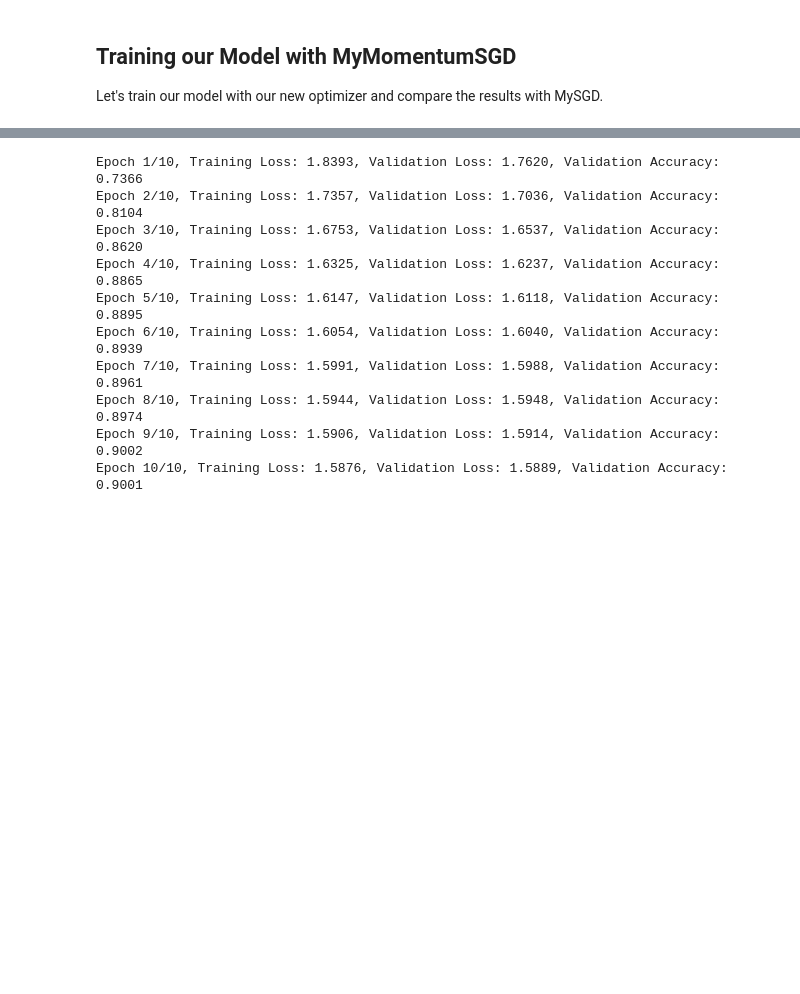
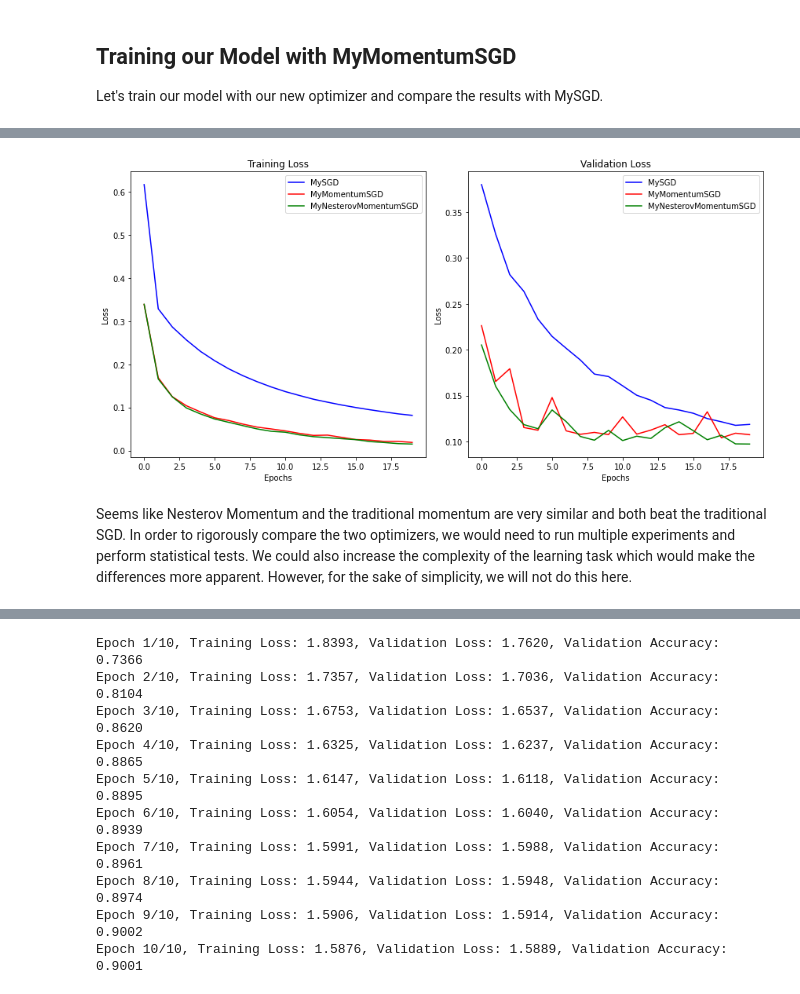
Before and after one commit to b-turan/deeplearning-co-at-work2024, a Jupyter notebook: main.ipynb, the cells around one changed output, grey strips where cells are left out. Drawn from its saved outputs; the diff is of its cells as text; code cells hidden in the pictures; blank space fills up the shorter version.

Commit message:
Add nesterov

```diff
--- a/main.ipynb
+++ b/main.ipynb
@@ -401,0 +498,19 @@ val_loss_msgd = [1.6359, 1.6219, 1.5547, 1.5392, 1.5304, 1.5233, 1.5183, 1.5132,
+# %%
+# Set hyperparameters
+learning_rate = 0.01
+num_epochs = 20
+
+# Initialize model and optimizer
+model_nesterov = SimpleNN().to(device)
+optimizer_nesterov = MyNesterovMomentumSGD(model_nesterov.parameters(), learning_rate=learning_rate) # Here we use our own Nestrov Accelerated Gradient
+
+# Train model
+train_loss_nesterov = []
+val_loss_nesterov = []
+for epoch in range(num_epochs):
+    loss = train_model(model_nesterov, train_loader, optimizer_nesterov, criterion, device)
+    train_loss_nesterov.append(loss)
+
+    val_loss, val_accuracy = evaluate_model(model_nesterov, val_loader, criterion, device)
+    val_loss_nesterov.append(val_loss)
+    print(f"Epoch {epoch + 1}/{num_epochs}, Training Loss: {loss:.4f}, Validation Loss: {val_loss:.4f}, Validation Accuracy: {val_accuracy:.4f}")
@@ -402,2 +558,30 @@ val_loss_msgd = [1.6359, 1.6219, 1.5547, 1.5392, 1.5304, 1.5233, 1.5183, 1.5132,
+# %%
+# Plot the results
+plt.figure(figsize=(12, 6))
+
+plt.subplot(1, 2, 1)
+plt.plot(train_loss_sgd, label="MySGD", color='blue')
+plt.plot(train_loss_msgd, label="MyMomentumSGD", color='red')
+plt.plot(train_loss_nesterov, label="MyNesterovMomentumSGD", color='green')
+plt.title("Training Loss")
+plt.xlabel("Epochs")
+plt.ylabel("Loss")
+plt.legend()
+
+plt.subplot(1, 2, 2)
+plt.plot(val_loss_sgd, label="MySGD", color='blue')
+plt.plot(val_loss_msgd, label="MyMomentumSGD", color='red')
+plt.plot(val_loss_nesterov, label="MyNesterovMomentumSGD", color='green')
+plt.title("Validation Loss")
+plt.xlabel("Epochs")
+plt.ylabel("Loss")
+plt.legend()
+
+plt.tight_layout()
+plt.show()
+# %% [output]
+[figure, added]
+# %% [markdown]
+Seems like Nesterov Momentum and the traditional momentum are very similar and both beat the traditional SGD. In order to rigorously compare the two optimizers, we would need to run multiple experiments and perform statistical tests. We could also increase the complexity of the learning task which would make the differences more apparent. However, for the sake of simplicity, we will not do this here.
 # %% [markdown]
 
```
Also changed, not shown: parts of 26 cells of this notebook.
